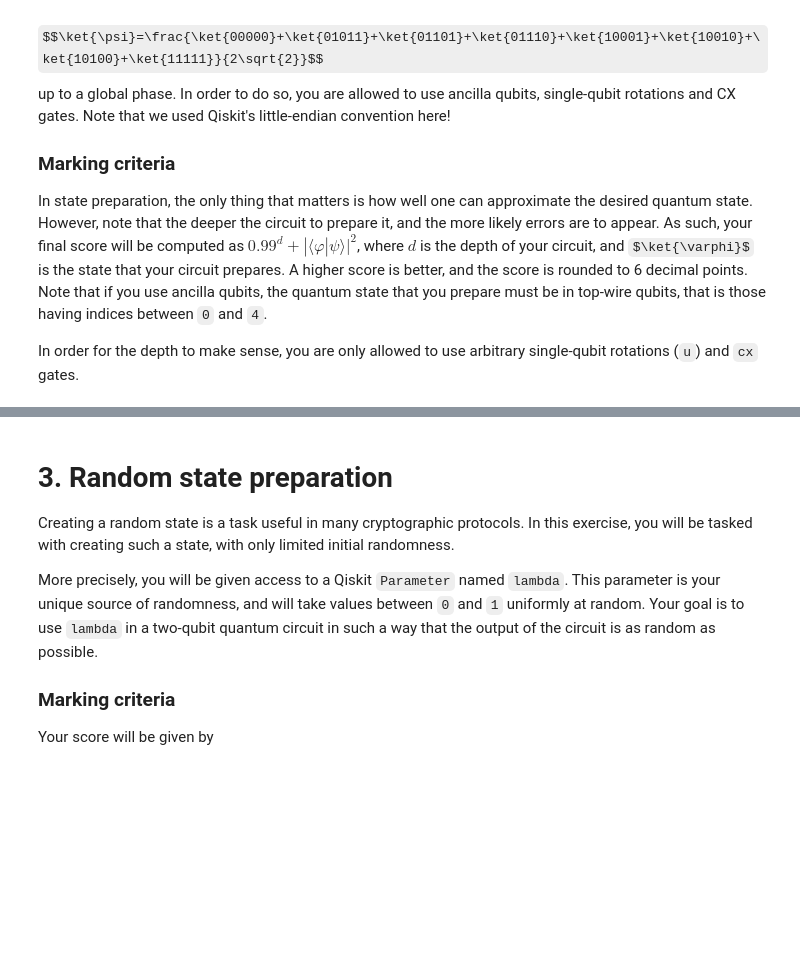
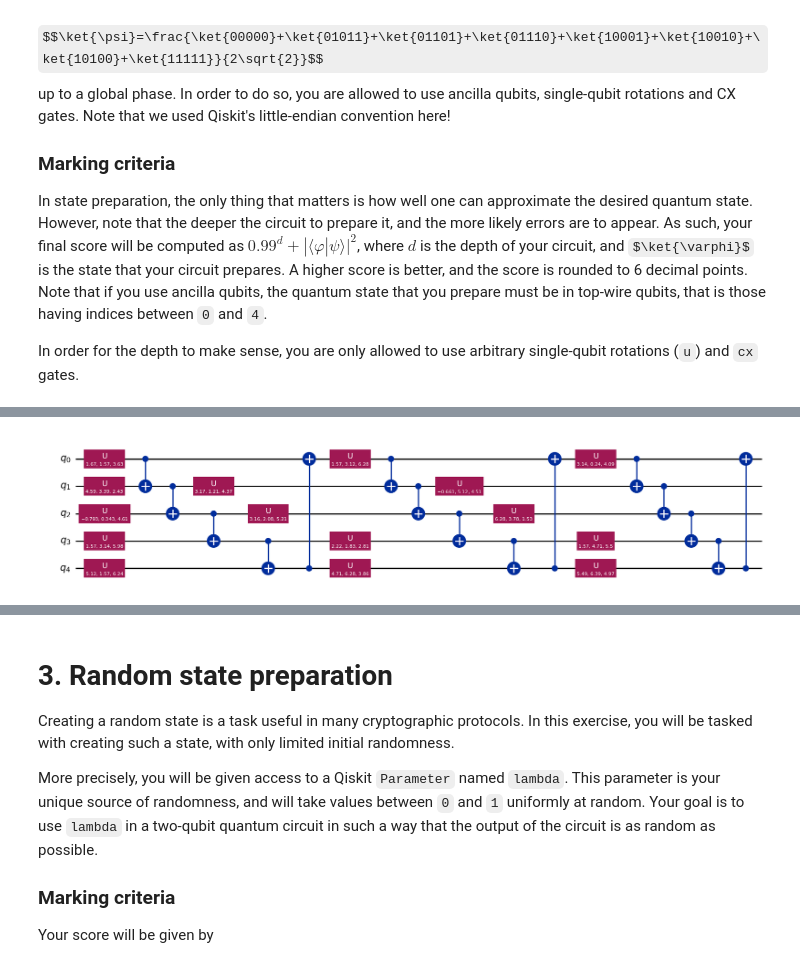
Before and after one commit to chaotiquetaurus/hackaton_interesemestre2, a Jupyter notebook: Sandbox/Question_hugo.ipynb, the cells around one changed output, grey strips where cells are left out. Drawn from its saved outputs; the diff is of its cells as text; code cells hidden in the pictures; some formulas as TeX source; blank space fills up the shorter version.

```diff
--- a/Sandbox/Question_hugo.ipynb
+++ b/Sandbox/Question_hugo.ipynb
@@ -84,7 +87,27 @@ $$\frac{\ket{0} \otimes \ket{0}^{\otimes18} \otimes \ket{0}+\ket{1}\otimes\ket{0
 Your circuit will only be assigned a score if it produces the desired state. In this case, we will score your circuit by its **depth after transpiling for this particular backend**. A lower score is better.
 # %%
 # SUBMISSION CELL
+from qiskit.transpiler.preset_passmanagers import generate_preset_pass_manager
 from qiskit import QuantumCircuit
 
 qc = QuantumCircuit(20)
 # YOUR CODE HERE
+short_path = [0,2,3,6,8,9,12,13,16,17,19]
+
+I = np.identity(20)
+I[0][0] = 0
+I[19][19] = 0
+I[19][0] = 1
+I[0][19] = 1
+
+print(I, len(I))
+
+U = UnitaryGate(I,label = "U")
+qc.h(0)
+qc.append(U, range(20))
+
+#0 → 2 → 3 → 6 → 8 → 9 → 12 → 13 → 16 → 17 → 19
+
+pm = generate_preset_pass_manager(backend=backend, optimization_level=1)
+qc_transpiled = pm.run(qc)
+qc_transpiled.draw("mpl", idle_wires=False)
@@ -133,8 +178,73 @@ In state preparation, the only thing that matters is how well one can approximat
 
 In order for the depth to make sense, you are only allowed to use arbitrary single-qubit rotations (`u`) and `cx` gates.
 # %%
-from qiskit import QuantumCircuit
+from qiskit import QuantumCircuit, QuantumRegister
+from qiskit.circuit import Parameter
+from scipy.optimize import minimize
+from qiskit.quantum_info import Statevector
+import numpy as np
 
-# YOUR CODE HERE
-# Note: you can change the number of qubits, but don't change the name of the quantum circuit
-qc = QuantumCircuit(5)
+# État cible
+psi_target = np.zeros((32, 1), dtype="complex")
+psi_target[[0, 11, 13, 14, 17, 18, 20, 31], 0] = 1 / np.sqrt(8)
+
+# Ansatz variationnel
+def create_ansatz(n_layers=3):
+    qc = QuantumCircuit(5)
+    params = []
+
+    for layer in range(n_layers):
+        # Rotations sur chaque qubit
+        for q in range(5):
+            theta = Parameter(f'θ{layer}_{q}')
+            phi = Parameter(f'φ{layer}_{q}')
+            lam = Parameter(f'λ{layer}_{q}')
+            params.extend([theta, phi, lam])
+            qc.u(theta, phi, lam, q)
+
+        # Entanglement
+        for q in range(4):
+            qc.cx(q, q+1)
+        qc.cx(4, 0)
+
+    return qc, params
+
+# Loss fonction
+def loss(qc, params_list, params_obj, psi):
+    param_dict = {params_obj[i]: params_list[i] for i in range(len(params_obj))}
+    bound_qc = qc.assign_parameters(param_dict)
+
+    sv = Statevector(bound_qc)
+    ancilla_qubits = range(5, bound_qc.num_qubits)
+    dm = partial_trace(sv, ancilla_qubits).data.astype("complex")
+
+    return 1 - np.abs(psi.T.conj() @ dm @ psi)[0, 0]
+
+# Optimisation
+def optimize_ansatz(n_layers=3):
+    qc, params_obj = create_ansatz(n_layers)
+    num_params = len(params_obj)
+
+    initial_params = 2 * np.pi * np.random.random(num_params)
+
+    res = minimize(
+        fun=lambda theta: loss(qc, theta, params_obj, psi_target),
+        x0=initial_params,
+        method="COBYLA",
+        options={'maxiter': 3000, 'rhobeg': 0.5}
+    )
+
+    # Créer circuit final avec paramètres optimaux
+    param_dict = {params_obj[i]: res.x[i] for i in range(num_params)}
+    qc_final = qc.assign_parameters(param_dict)
+
+    fidelity_squared = 1 - res.fun
+    score = 0.99**qc_final.depth() + fidelity_squared
+
+    return qc_final, score
+
+# Exécution
+qc, final_score = optimize_ansatz(n_layers=3)
+print(f"Score optimisé hey hey: {final_score:.3f}")
+qc.draw("mpl")
+# %% [output]
@@ -141,3 +252,4 @@ qc = QuantumCircuit(5)
+[figure, added]
 # %%
 # SCORING CELL
 
```
Also changed, not shown: parts of 7 cells of this notebook.
